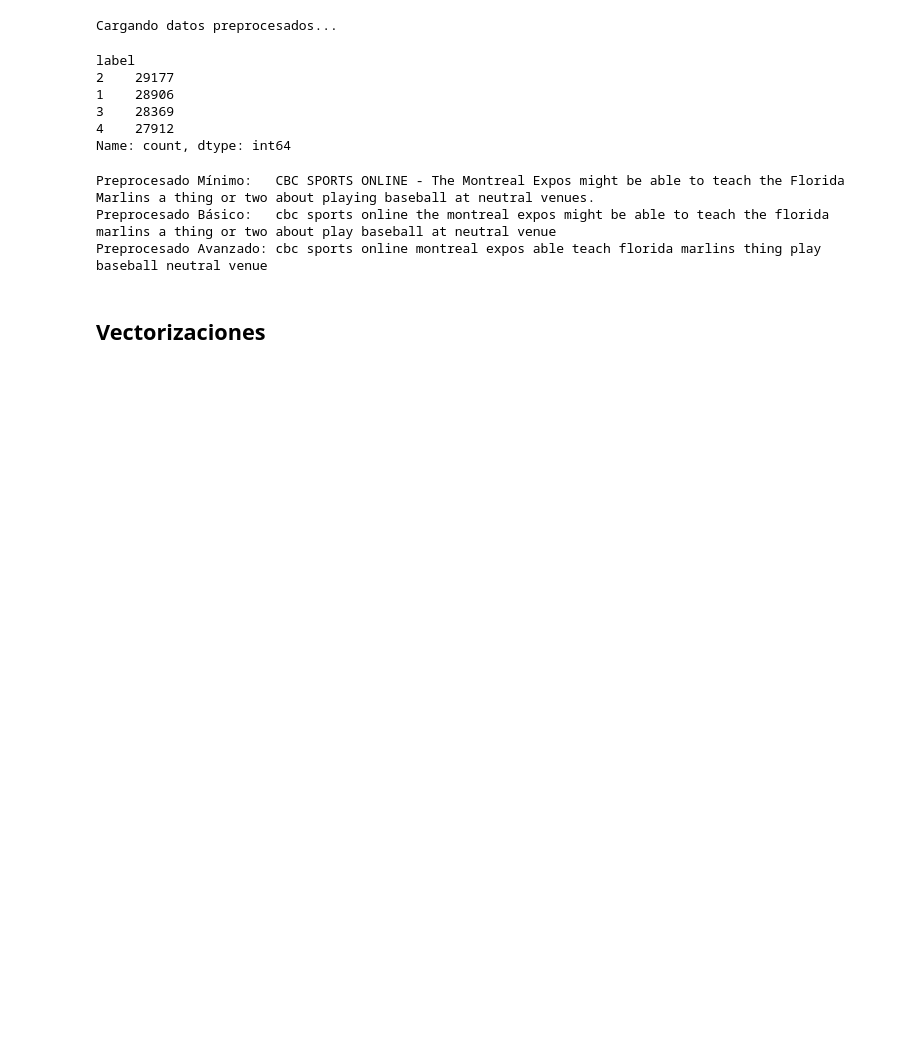
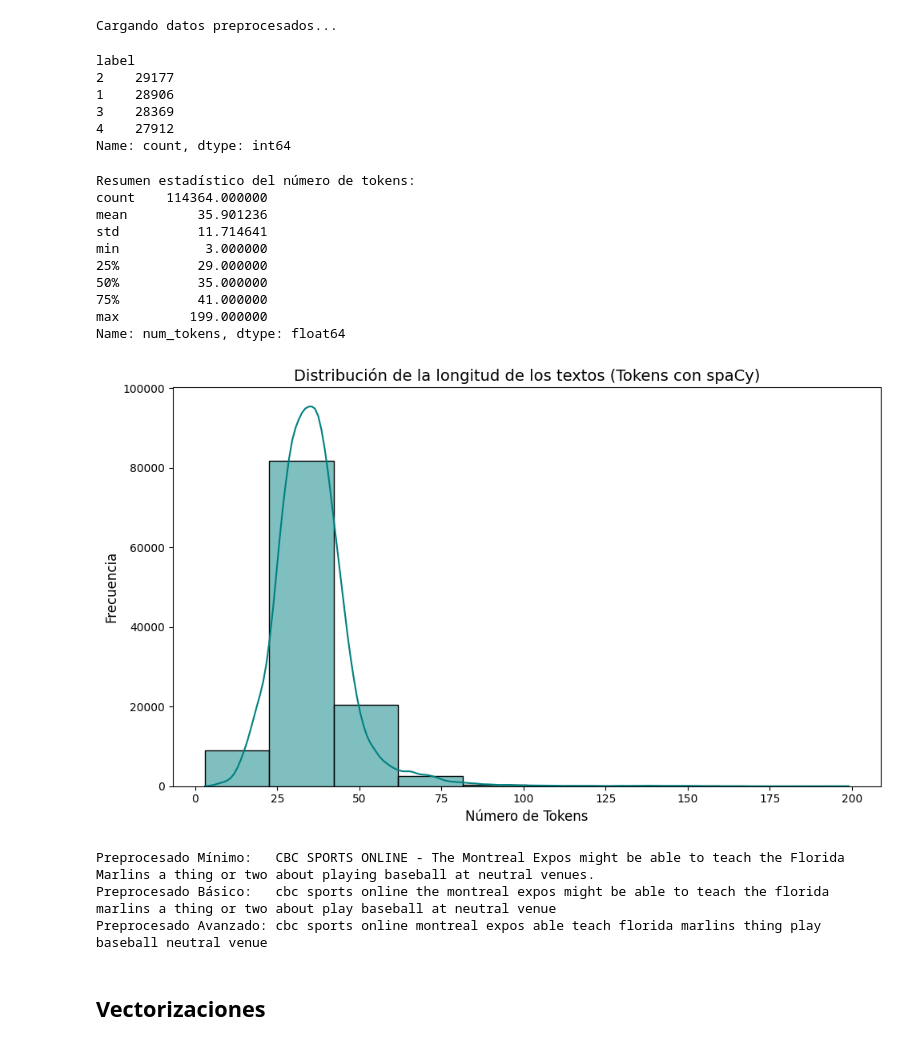
Before and after one commit to javierCL23/PLN, a Jupyter notebook: clasificador/main.ipynb, the cells around one changed output. Cells and saved outputs as stored; diff of their text form; code cells hidden in the pictures; blank space fills up the shorter version.

Commit message:
añadida figura de distribución de número de tokens en train

```diff
--- a/clasificador/main.ipynb
+++ b/clasificador/main.ipynb
@@ -29,3 +33,33 @@ Name: count, dtype: int64
+# %%
+textos = df_train['desc_minimal'].astype(str).tolist()
+df_train['num_tokens'] = [len(doc) for doc in nlp.pipe(textos)]
+
+# 3. Visualizar la distribución
+plt.figure(figsize=(10, 6))
+
+sns.histplot(data=df_train, x='num_tokens', bins=10, kde=True, color='teal')
+
+plt.title('Distribución de la longitud de los textos (Tokens con spaCy)', fontsize=14)
+plt.xlabel('Número de Tokens', fontsize=12)
+plt.ylabel('Frecuencia', fontsize=12)
+
+print("Resumen estadístico del número de tokens:")
+print(df_train['num_tokens'].describe())
+
+plt.tight_layout()
+plt.show()
+# %% [output]
+Resumen estadístico del número de tokens:
+count    114364.000000
+mean         35.901236
+std          11.714641
+min           3.000000
+25%          29.000000
+50%          35.000000
+75%          41.000000
+max         199.000000
+Name: num_tokens, dtype: float64
+[figure, added]
 # %%
 # Ejemplos de preprocesado
 muestra = df_train.sample(1)
```
Also changed, not shown: parts of 1 cell of this notebook, 2 other files.
